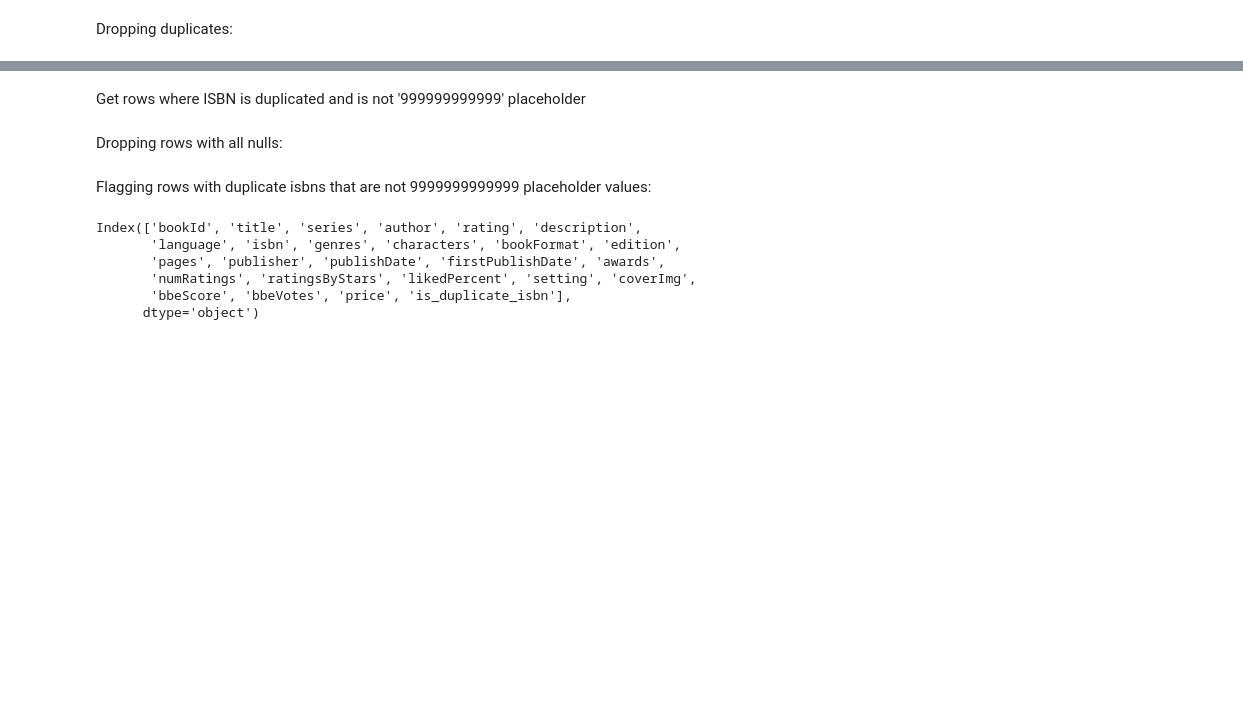
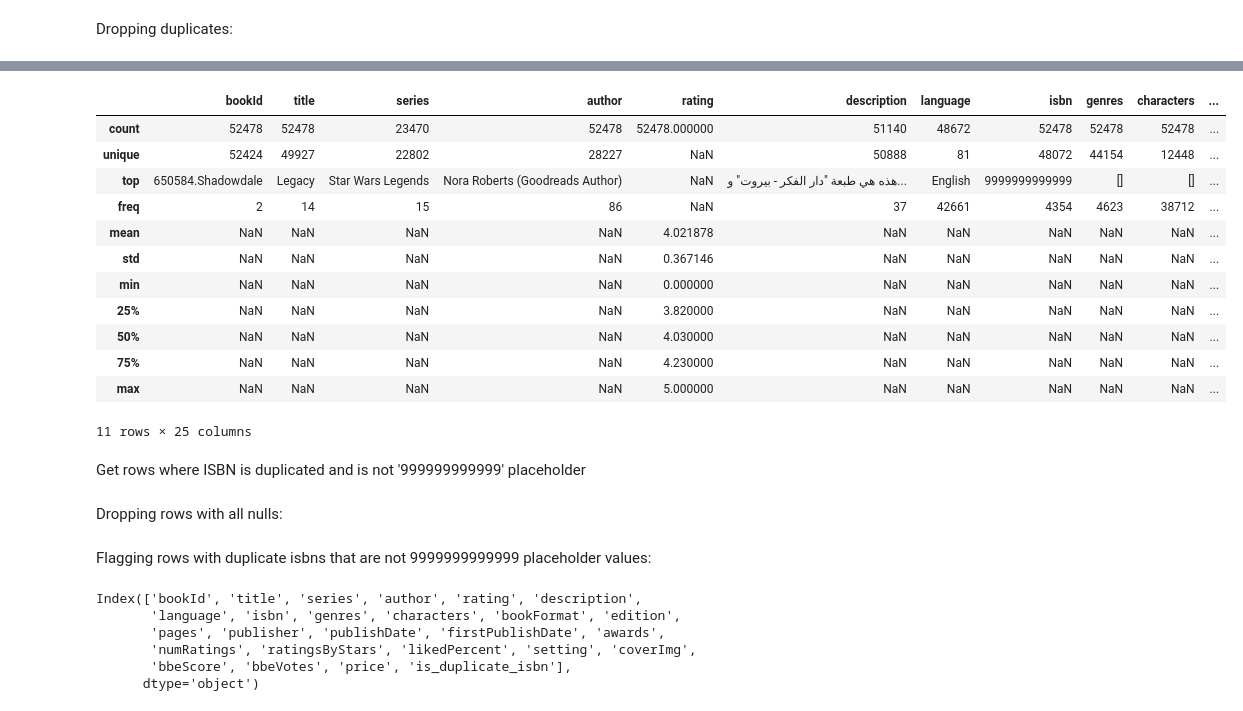
Before and after one commit to codeslp/books_db, a Jupyter notebook: src/books_db.ipynb, the cells around one changed output, grey strips where cells are left out. Drawn from its saved outputs; the diff is of its cells as text; code cells hidden in the pictures; blank space fills up the shorter version.

```diff
--- a/src/books_db.ipynb
+++ b/src/books_db.ipynb
@@ -49,3 +76,19 @@ df = df.drop_duplicates()
+# %%
+df.describe(include='all')
+# %% [output]
+|  | bookId | title | series | author | rating | description | language | isbn | genres | characters | ... |
+| count | 52478 | 52478 | 23470 | 52478 | 52478.000000 | 51140 | 48672 | 52478 | 52478 | 52478 | ... |
+| unique | 52424 | 49927 | 22802 | 28227 | NaN | 50888 | 81 | 48072 | 44154 | 12448 | ... |
+| top | 650584.Shadowdale | Legacy | Star Wars Legends | Nora Roberts (Goodreads Author) | NaN | هذه هي طبعة "دار الفكر - بيروت" و... | English | 9999999999999 | [] | [] | ... |
+| freq | 2 | 14 | 15 | 86 | NaN | 37 | 42661 | 4354 | 4623 | 38712 | ... |
+| mean | NaN | NaN | NaN | NaN | 4.021878 | NaN | NaN | NaN | NaN | NaN | ... |
+| std | NaN | NaN | NaN | NaN | 0.367146 | NaN | NaN | NaN | NaN | NaN | ... |
+| min | NaN | NaN | NaN | NaN | 0.000000 | NaN | NaN | NaN | NaN | NaN | ... |
+| 25% | NaN | NaN | NaN | NaN | 3.820000 | NaN | NaN | NaN | NaN | NaN | ... |
+| 50% | NaN | NaN | NaN | NaN | 4.030000 | NaN | NaN | NaN | NaN | NaN | ... |
+| 75% | NaN | NaN | NaN | NaN | 4.230000 | NaN | NaN | NaN | NaN | NaN | ... |
+| max | NaN | NaN | NaN | NaN | 5.000000 | NaN | NaN | NaN | NaN | NaN | ... |
+11 rows × 25 columns
 # %% [markdown]
 Get rows where ISBN is duplicated and is not '999999999999' placeholder
 # %%
```
Also changed, not shown: parts of 26 cells of this notebook.
